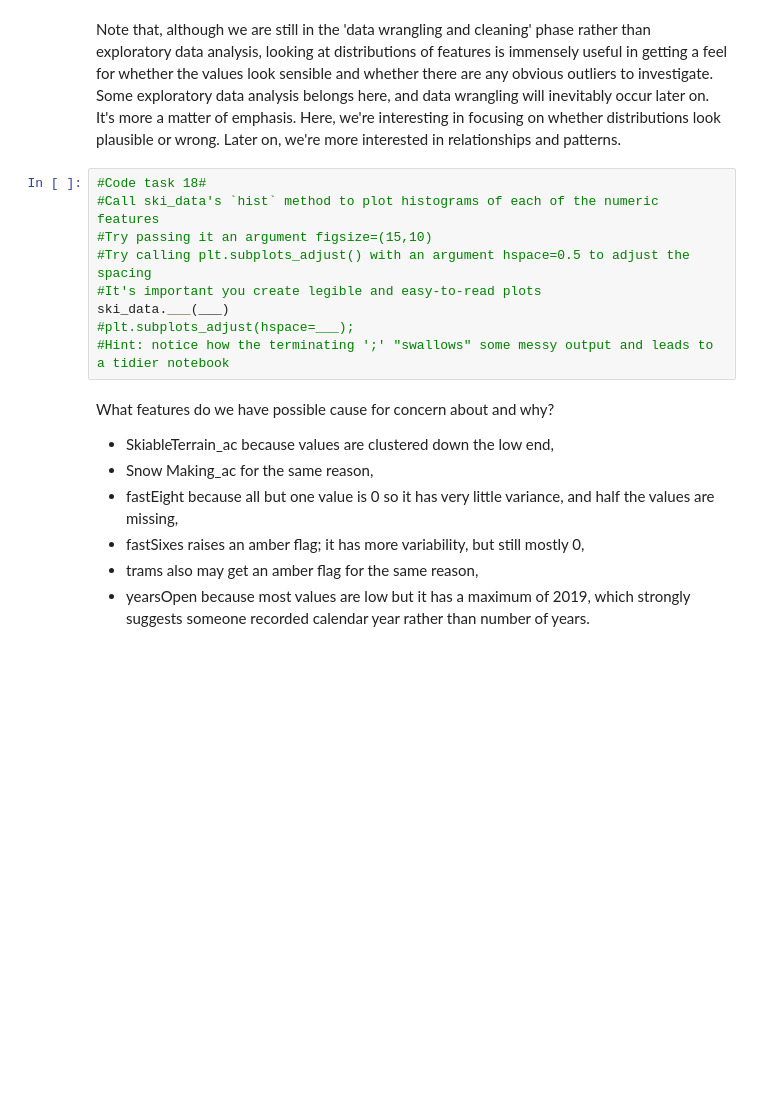
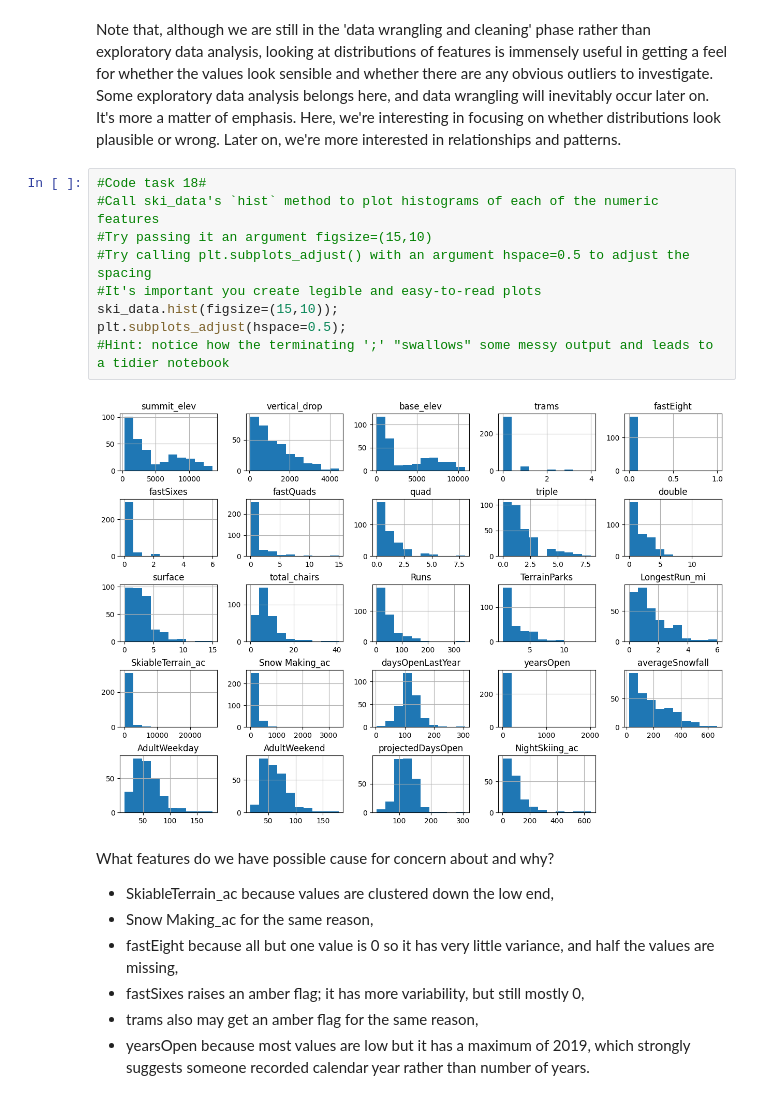
Before and after one commit to acokafor/Springboard_Data_Science_Career_Track, a Jupyter notebook: DataScienceGuidedCapstone-master/Notebooks/02_data_wrangling.ipynb, the cells around one changed output. Cells and saved outputs as stored; diff of their text form; blank space fills up the shorter version.

```diff
--- a/DataScienceGuidedCapstone-master/Notebooks/02_data_wrangling.ipynb
+++ b/DataScienceGuidedCapstone-master/Notebooks/02_data_wrangling.ipynb
@@ -482,12 +502,14 @@ Note that, although we are still in the 'data wrangling and cleaning' phase rath
 # %%
 #Code task 18#
 #Call ski_data's `hist` method to plot histograms of each of the numeric features
 #Try passing it an argument figsize=(15,10)
 #Try calling plt.subplots_adjust() with an argument hspace=0.5 to adjust the spacing
 #It's important you create legible and easy-to-read plots
-ski_data.___(___)
-#plt.subplots_adjust(hspace=___);
+ski_data.hist(figsize=(15,10));
+plt.subplots_adjust(hspace=0.5);
 #Hint: notice how the terminating ';' "swallows" some messy output and leads to a tidier notebook
+# %% [output]
+[figure, added]
 # %% [markdown]
 What features do we have possible cause for concern about and why?
 
```
Also changed, not shown: parts of 9 cells of this notebook.
